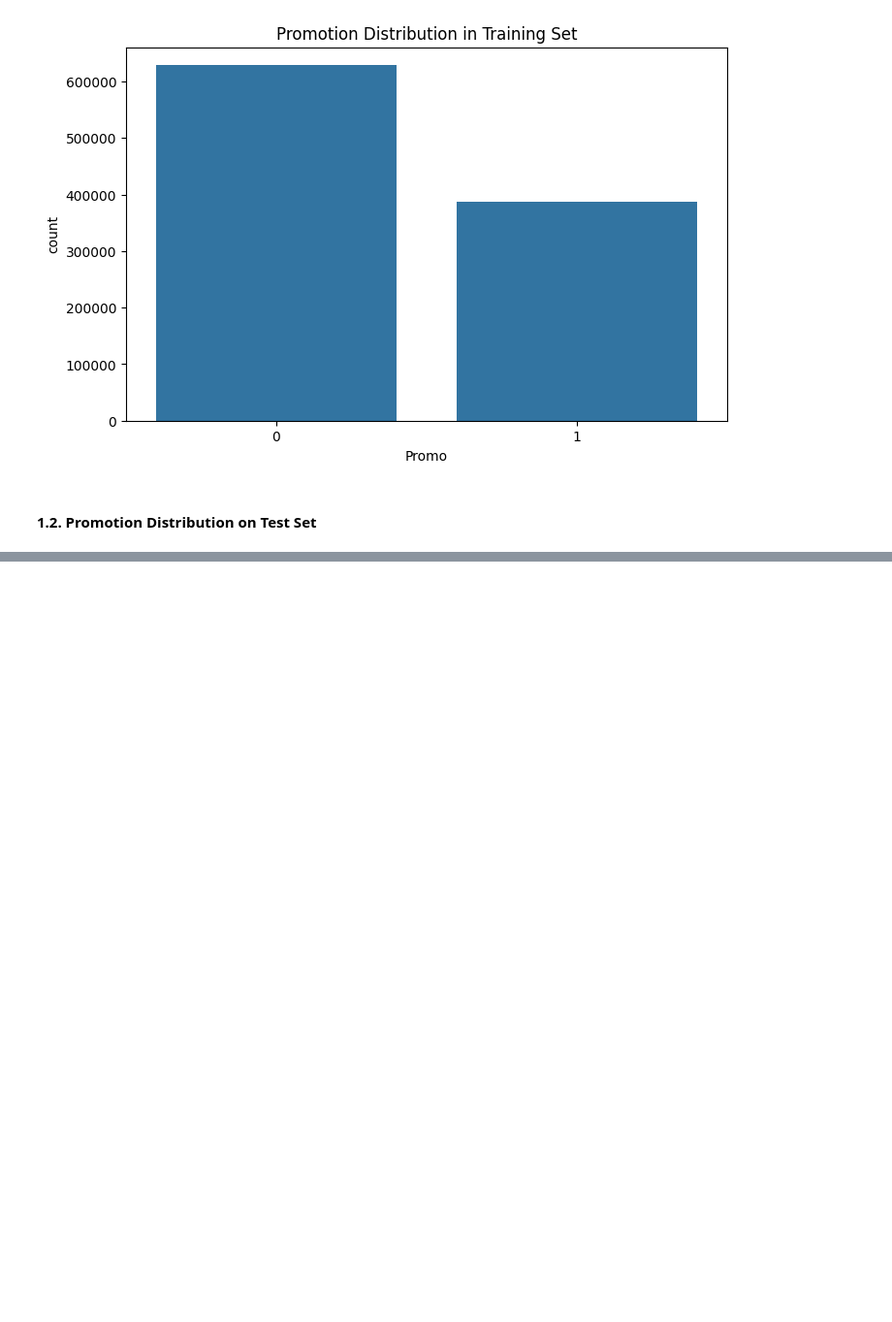
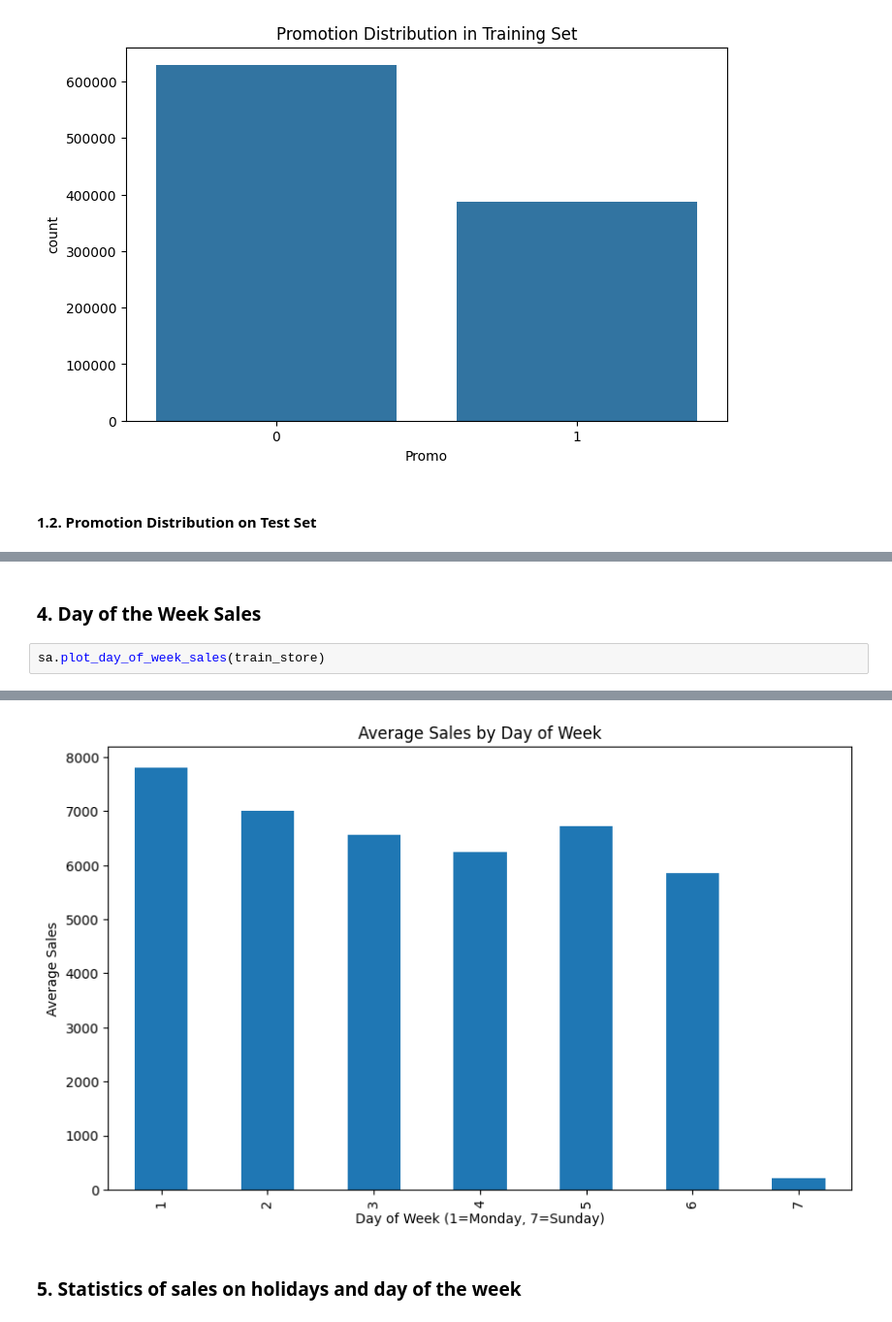
Before and after one commit to BlenSeleshi/SalesDataAnalytics, a Jupyter notebook: notebooks/salesAnalysis.ipynb, the cells around one changed output, grey strips where cells are left out. Shown at 97% size. Drawn from its saved outputs; the diff is of its cells as text; blank space fills up the shorter version.

```diff
--- a/notebooks/salesAnalysis.ipynb
+++ b/notebooks/salesAnalysis.ipynb
@@ -49,0 +81,5 @@ Name: proportion, dtype: float64
+# %% [markdown]
+### 4. Day of the Week Sales
+# %%
+sa.plot_day_of_week_sales(train_store)
+# %% [output]
@@ -49,0 +87,3 @@ Name: proportion, dtype: float64
+[figure, added]
+# %% [markdown]
+### 5. Statistics of sales on holidays and day of the week
```
Also changed, not shown: parts of 11 cells of this notebook.
